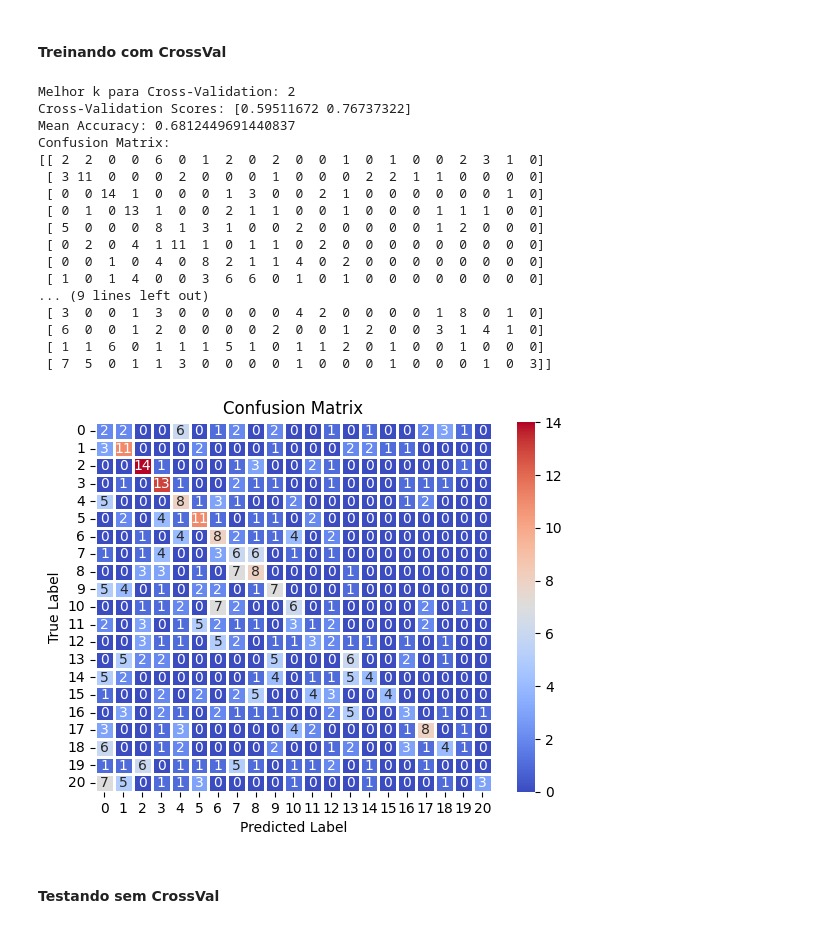
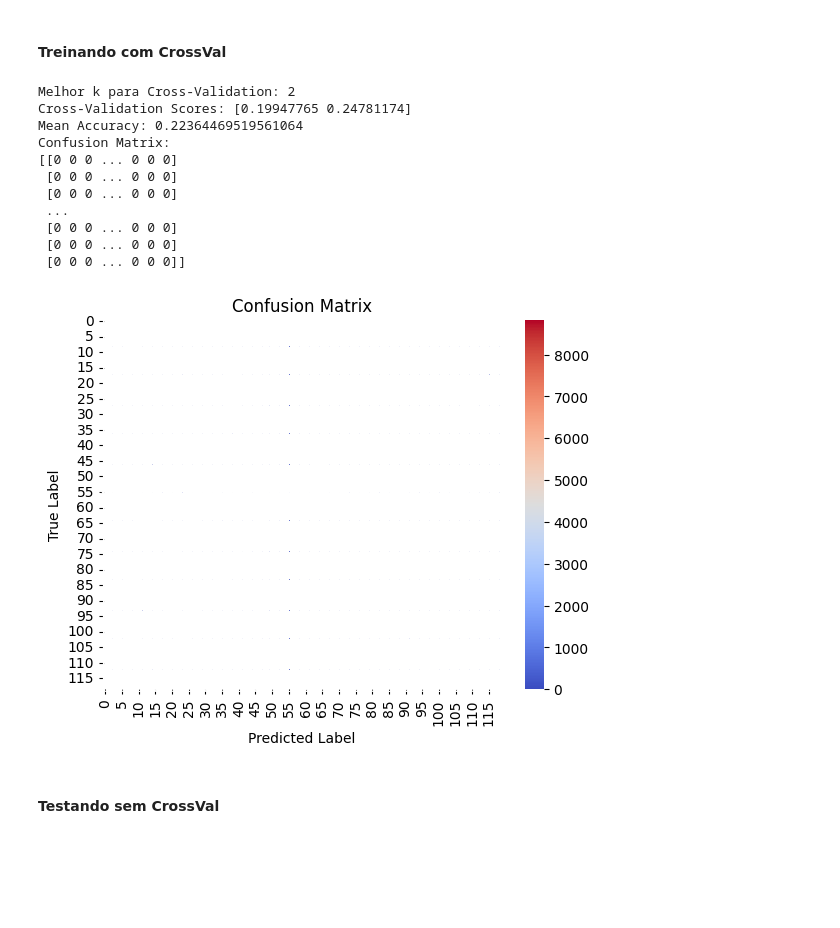
Before and after one commit to OttistTech/analytics, a Jupyter notebook: regulated-foods/teste_de_modelos.ipynb, the cells around one changed output. Drawn from its saved outputs; the diff is of its cells as text; code cells hidden in the pictures; blank space fills up the shorter version.

```diff
--- a/regulated-foods/teste_de_modelos.ipynb
+++ b/regulated-foods/teste_de_modelos.ipynb
@@ -66,5 +67,6 @@ print(base['ConsumptionCategory'].unique())
 # %%
-base = base[base['PopulationGroup'].isin(['Pregnant women', 'Lactating women'])].dropna()
+# Filtra a base excluindo as linhas com 'Pregnant women' e 'Lactating women' em 'PopulationGroup'
+base = base[~base['PopulationGroup'].isin(['Pregnant women', 'Lactating women'])]
 display(base)
 # %% [output]
 |  | Country | PopulationGroup | ConsumptionCategory | ConsumptionSpecificity | GramsPerDays | Days | ... |
@@ -83,8 +85,8 @@ display(base)
 # %% [markdown]
 #### Separando atributos e respostas
 # %%
-df_resposta = base['ConsumptionCategory']
-df_atributos = base.drop(columns='ConsumptionCategory')
+df_resposta = base['ConsumptionSpecificity']
+df_atributos = base.drop(columns='ConsumptionSpecificity')
 # %% [markdown]
 #### Transformando dados
 # %%
@@ -499,49 +482,43 @@ for contador in range(10):
     cv_scores = cross_val_score(classificador_knn, x_enconded, y_encoded, cv=k, scoring='accuracy')
     media = cv_scores.mean()
 
     sep_values.append(k)
     accuracies.append(media)
 
     if media > maior_acuracia:
         maior_acuracia = media
         cv_final = k
 
 print("Melhor k para Cross-Validation:", cv_final)
 
 # Reavaliação com o melhor K
 classificador_knn = KNeighborsClassifier(n_neighbors=cv_final)
 cv_scores = cross_val_score(classificador_knn, x_enconded, y_encoded, cv=cv_final, scoring='accuracy')
 
 print("Cross-Validation Scores:", cv_scores)
 print("Mean Accuracy:", cv_scores.mean())
 
-conf_matrix = confusion_matrix(y_resampled, cross_val_predict(classificador_knn, x_resampled, y_resampled, cv=5))
+conf_matrix = confusion_matrix(y_resampled, cross_val_predict(classificador_knn, X_resampled, y_resampled, cv=5))
 print('Confusion Matrix:')
 print(conf_matrix)
 
 sns.heatmap(conf_matrix, cmap='coolwarm', annot=True, linewidth=1, fmt='d')
 plt.xlabel('Predicted Label')
 plt.ylabel('True Label')
 plt.title('Confusion Matrix')
 plt.show()
 # %% [output]
 Melhor k para Cross-Validation: 2
-Cross-Validation Scores: [0.59511672 0.76737322]
-Mean Accuracy: 0.6812449691440837
+Cross-Validation Scores: [0.19947765 0.24781174]
+Mean Accuracy: 0.22364469519561064
 Confusion Matrix:
-[[ 2  2  0  0  6  0  1  2  0  2  0  0  1  0  1  0  0  2  3  1  0]
- [ 3 11  0  0  0  2  0  0  0  1  0  0  0  2  2  1  1  0  0  0  0]
- [ 0  0 14  1  0  0  0  1  3  0  0  2  1  0  0  0  0  0  0  1  0]
- [ 0  1  0 13  1  0  0  2  1  1  0  0  1  0  0  0  1  1  1  0  0]
- [ 5  0  0  0  8  1  3  1  0  0  2  0  0  0  0  0  1  2  0  0  0]
- [ 0  2  0  4  1 11  1  0  1  1  0  2  0  0  0  0  0  0  0  0  0]
- [ 0  0  1  0  4  0  8  2  1  1  4  0  2  0  0  0  0  0  0  0  0]
- [ 1  0  1  4  0  0  3  6  6  0  1  0  1  0  0  0  0  0  0  0  0]
-... (9 lines left out)
- [ 3  0  0  1  3  0  0  0  0  0  4  2  0  0  0  0  1  8  0  1  0]
- [ 6  0  0  1  2  0  0  0  0  2  0  0  1  2  0  0  3  1  4  1  0]
- [ 1  1  6  0  1  1  1  5  1  0  1  1  2  0  1  0  0  1  0  0  0]
- [ 7  5  0  1  1  3  0  0  0  0  1  0  0  0  1  0  0  0  1  0  3]]
+[[0 0 0 ... 0 0 0]
+ [0 0 0 ... 0 0 0]
+ [0 0 0 ... 0 0 0]
+ ...
+ [0 0 0 ... 0 0 0]
+ [0 0 0 ... 0 0 0]
+ [0 0 0 ... 0 0 0]]
-[figure, old version]
+[figure, new version]
 # %% [markdown]
 #### Testando sem CrossVal
```
Also changed, not shown: parts of 35 cells of this notebook, 8 other files.
